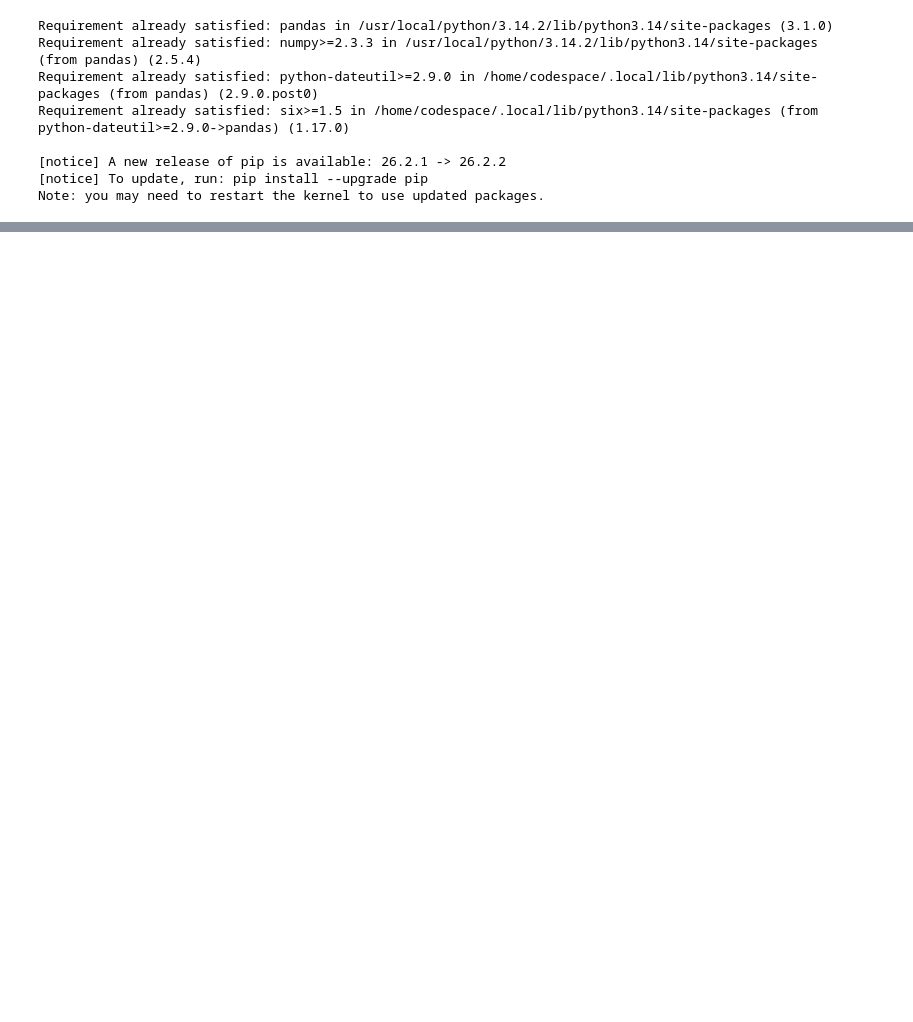
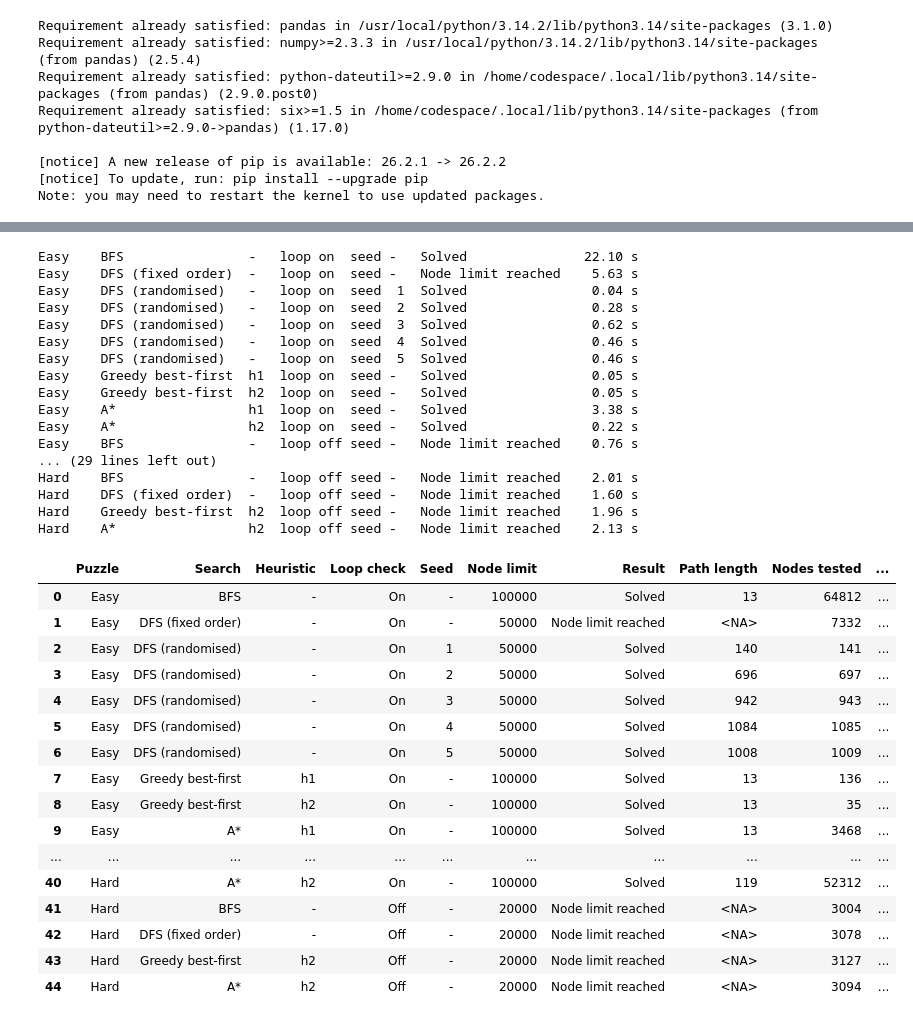
Before and after one commit to rjvb7424/AI-Robotics-Breif, a Jupyter notebook: Assignment_Part_1A_TrafficJam.ipynb, the cells around one changed output, grey strips where cells are left out. Cells and saved outputs as stored; diff of their text form; code cells hidden in the pictures; blank space fills up the shorter version.

Commit message:
feat: Implemented a complete set of search tests

```diff
--- a/Assignment_Part_1A_TrafficJam.ipynb
+++ b/Assignment_Part_1A_TrafficJam.ipynb
@@ -616,0 +678,60 @@ Time taken = 0.2884 seconds
+# %%
+# Run all search tests on all puzzles and save results to a CSV file
+test_rows = []
+for puzzle_name, (puzzle, heuristics) in TEST_PUZZLES.items():
+    for search_name, heuristic_label, mode, use_cost, loop_check, randomise, node_limit in SEARCH_TESTS:
+        for seed in (RANDOM_SEEDS if randomise else [None]):
+            results = run_search_test(puzzle, heuristics, heuristic_label, mode, use_cost,
+                                      loop_check, randomise, node_limit, seed)
+            test_rows.append({
+                "Puzzle": puzzle_name,
+                "Search": search_name,
+                "Heuristic": heuristic_label or "-",
+                "Loop check": "On" if loop_check else "Off",
+                "Seed": seed if seed is not None else "-",
+                "Node limit": node_limit,
+                **results,
+            })
+            # Save after every run so nothing is lost if the kernel stops
+            pd.DataFrame(test_rows).to_csv(RESULTS_FILE, index=False)
+            print(f"{puzzle_name:7} {search_name:18} {heuristic_label or '-':3} loop {'on ' if loop_check else 'off'} "
+                  f"seed {seed if seed is not None else '-':2}  {results['Result']:18} {results['Time (s)']:7.2f} s")
+# Display the results in a DataFrame
+test_results = pd.DataFrame(test_rows)
+test_results["Path length"] = test_results["Path length"].astype("Int64")
+display(test_results)
+# %% [output]
+Easy    BFS                -   loop on  seed -   Solved               22.10 s
+Easy    DFS (fixed order)  -   loop on  seed -   Node limit reached    5.63 s
+Easy    DFS (randomised)   -   loop on  seed  1  Solved                0.04 s
+Easy    DFS (randomised)   -   loop on  seed  2  Solved                0.28 s
+Easy    DFS (randomised)   -   loop on  seed  3  Solved                0.62 s
+Easy    DFS (randomised)   -   loop on  seed  4  Solved                0.46 s
+Easy    DFS (randomised)   -   loop on  seed  5  Solved                0.46 s
+Easy    Greedy best-first  h1  loop on  seed -   Solved                0.05 s
+Easy    Greedy best-first  h2  loop on  seed -   Solved                0.05 s
+Easy    A*                 h1  loop on  seed -   Solved                3.38 s
+Easy    A*                 h2  loop on  seed -   Solved                0.22 s
+Easy    BFS                -   loop off seed -   Node limit reached    0.76 s
+... (29 lines left out)
+Hard    BFS                -   loop off seed -   Node limit reached    2.01 s
+Hard    DFS (fixed order)  -   loop off seed -   Node limit reached    1.60 s
+Hard    Greedy best-first  h2  loop off seed -   Node limit reached    1.96 s
+Hard    A*                 h2  loop off seed -   Node limit reached    2.13 s
+|  | Puzzle | Search | Heuristic | Loop check | Seed | Node limit | Result | Path length | Nodes tested | ... |
+| 0 | Easy | BFS | - | On | - | 100000 | Solved | 13 | 64812 | ... |
+| 1 | Easy | DFS (fixed order) | - | On | - | 50000 | Node limit reached | <NA> | 7332 | ... |
+| 2 | Easy | DFS (randomised) | - | On | 1 | 50000 | Solved | 140 | 141 | ... |
+| 3 | Easy | DFS (randomised) | - | On | 2 | 50000 | Solved | 696 | 697 | ... |
+| 4 | Easy | DFS (randomised) | - | On | 3 | 50000 | Solved | 942 | 943 | ... |
+| 5 | Easy | DFS (randomised) | - | On | 4 | 50000 | Solved | 1084 | 1085 | ... |
+| 6 | Easy | DFS (randomised) | - | On | 5 | 50000 | Solved | 1008 | 1009 | ... |
+| 7 | Easy | Greedy best-first | h1 | On | - | 100000 | Solved | 13 | 136 | ... |
+| 8 | Easy | Greedy best-first | h2 | On | - | 100000 | Solved | 13 | 35 | ... |
+| 9 | Easy | A* | h1 | On | - | 100000 | Solved | 13 | 3468 | ... |
+| ... | ... | ... | ... | ... | ... | ... | ... | ... | ... | ... |
+| 40 | Hard | A* | h2 | On | - | 100000 | Solved | 119 | 52312 | ... |
+| 41 | Hard | BFS | - | Off | - | 20000 | Node limit reached | <NA> | 3004 | ... |
+| 42 | Hard | DFS (fixed order) | - | Off | - | 20000 | Node limit reached | <NA> | 3078 | ... |
+| 43 | Hard | Greedy best-first | h2 | Off | - | 20000 | Node limit reached | <NA> | 3127 | ... |
+| 44 | Hard | A* | h2 | Off | - | 20000 | Node limit reached | <NA> | 3094 | ... |
```
Also changed, not shown: parts of 8 cells of this notebook, 1 other file.
